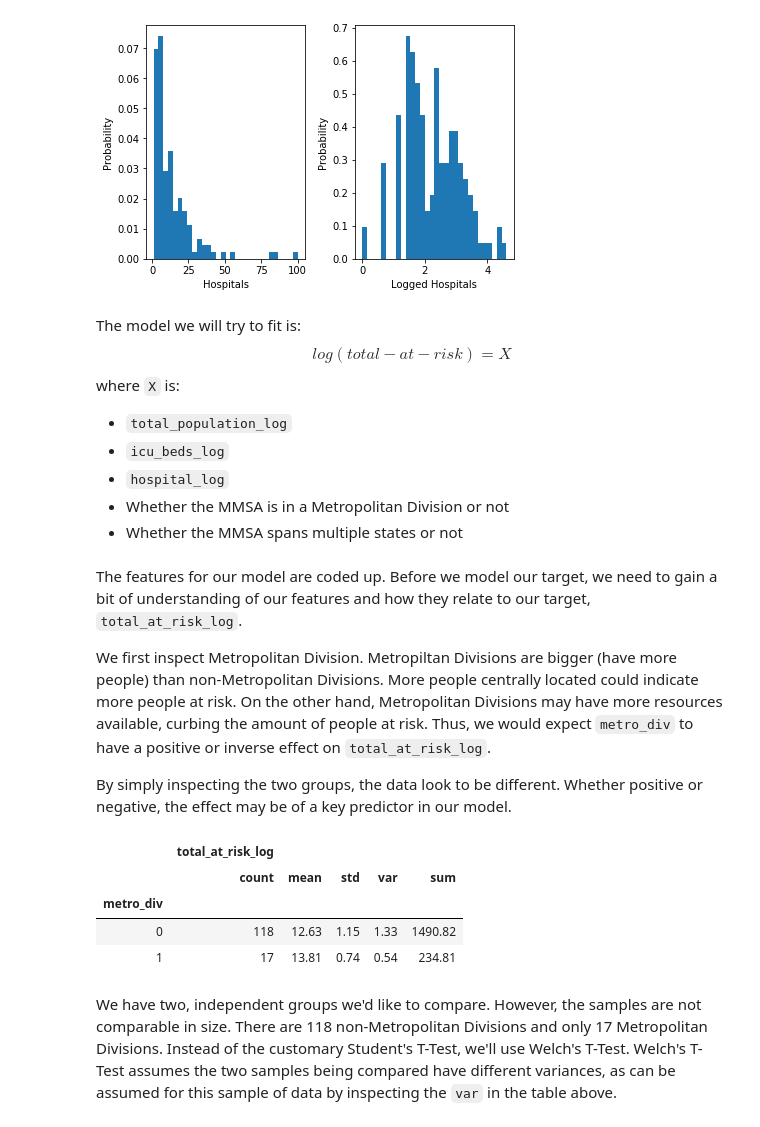
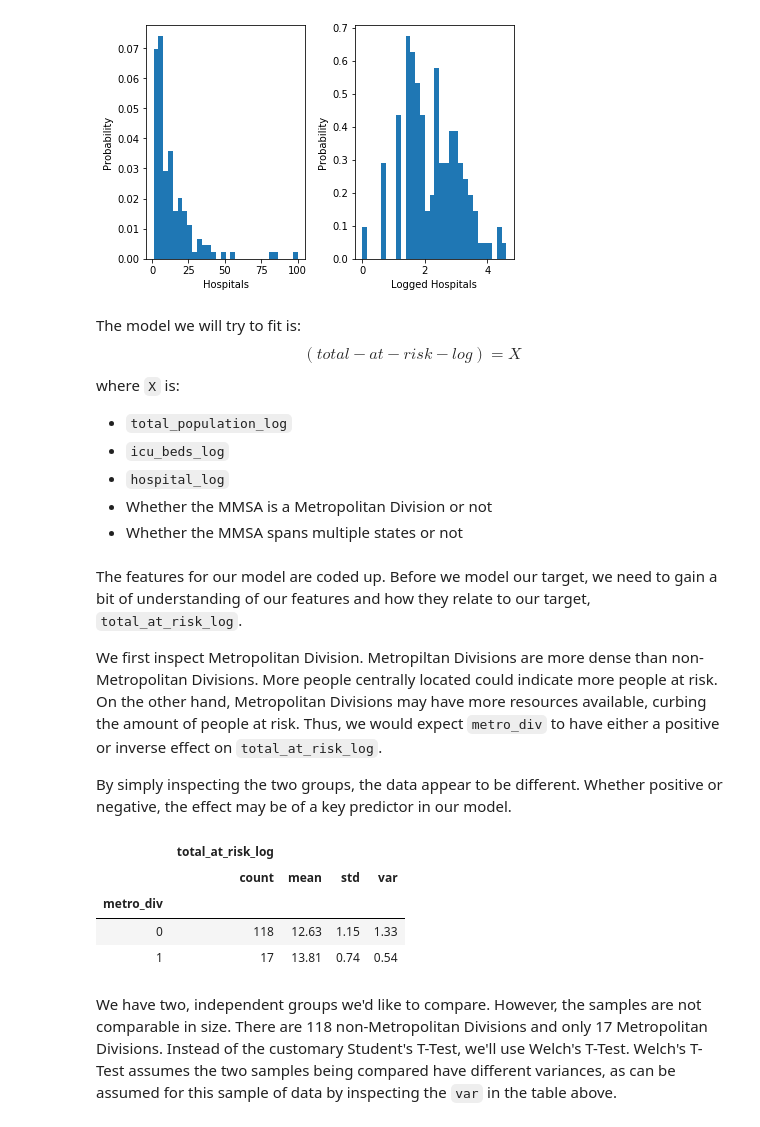
Before and after one commit to Michael-Jarmola/Analyzing-Risk-of-COVID-19, a Jupyter notebook: Analyzing Risk of COVID-19.ipynb, the cells around one changed output. Saved outputs shown, nothing was run; the diff lists cells and outputs as text; code cells hidden in the pictures.

```diff
--- a/Analyzing Risk of COVID-19.ipynb
+++ b/Analyzing Risk of COVID-19.ipynb
@@ -173,27 +173,27 @@ plt.show()
 # %% [output]
 [figure]
 # %% [markdown]
-The model we will try to fit is: $$log(total-at-risk) = X$$ where `X` is:
+The model we will try to fit is: $$(total-at-risk-log) = X$$ where `X` is:
 
 * `total_population_log`
 * `icu_beds_log`
 * `hospital_log`
-* Whether the MMSA is in a Metropolitan Division or not
+* Whether the MMSA is a Metropolitan Division or not
 * Whether the MMSA spans multiple states or not
 # %% [markdown]
 The features for our model are coded up. Before we model our target, we need to gain a bit of understanding of our features and how they relate to our target, `total_at_risk_log`.
 
-We first inspect Metropolitan Division. Metropiltan Divisions are bigger (have more people) than non-Metropolitan Divisions. More people centrally located could indicate more people at risk. On the other hand, Metropolitan Divisions may have more resources available, curbing the amount of people at risk. Thus, we would expect `metro_div` to have a positive or inverse effect on `total_at_risk_log`.
+We first inspect Metropolitan Division. Metropiltan Divisions are more dense than non-Metropolitan Divisions. More people centrally located could indicate more people at risk. On the other hand, Metropolitan Divisions may have more resources available, curbing the amount of people at risk. Thus, we would expect `metro_div` to have either a positive or inverse effect on `total_at_risk_log`.
 
-By simply inspecting the two groups, the data look to be different. Whether positive or negative, the effect may be of a key predictor in our model.
+By simply inspecting the two groups, the data appear to be different. Whether positive or negative, the effect may be of a key predictor in our model.
 # %%
-mmsa_df.groupby("metro_div").agg({'total_at_risk_log':['count','mean','std','var','sum']}).round(2)
+mmsa_df.groupby("metro_div").agg({'total_at_risk_log':['count','mean','std','var']}).round(2)
 # %% [output]
-|  | total_at_risk_log |  |  |  |  |
-|  | count | mean | std | var | sum |
-| metro_div |  |  |  |  |  |
-| 0 | 118 | 12.63 | 1.15 | 1.33 | 1490.82 |
-| 1 | 17 | 13.81 | 0.74 | 0.54 | 234.81 |
+|  | total_at_risk_log |  |  |  |
+|  | count | mean | std | var |
+| metro_div |  |  |  |  |
+| 0 | 118 | 12.63 | 1.15 | 1.33 |
+| 1 | 17 | 13.81 | 0.74 | 0.54 |
 # %% [markdown]
 We have two, independent groups we'd like to compare. However, the samples are not comparable in size. There are 118 non-Metropolitan Divisions and only 17 Metropolitan Divisions. Instead of the customary Student's T-Test, we'll use Welch's T-Test. Welch's T-Test assumes the two samples being compared have different variances, as can be assumed for this sample of data by inspecting the `var` in the table above.
 # %%
```
Also changed, not shown: parts of 18 cells of this notebook.
